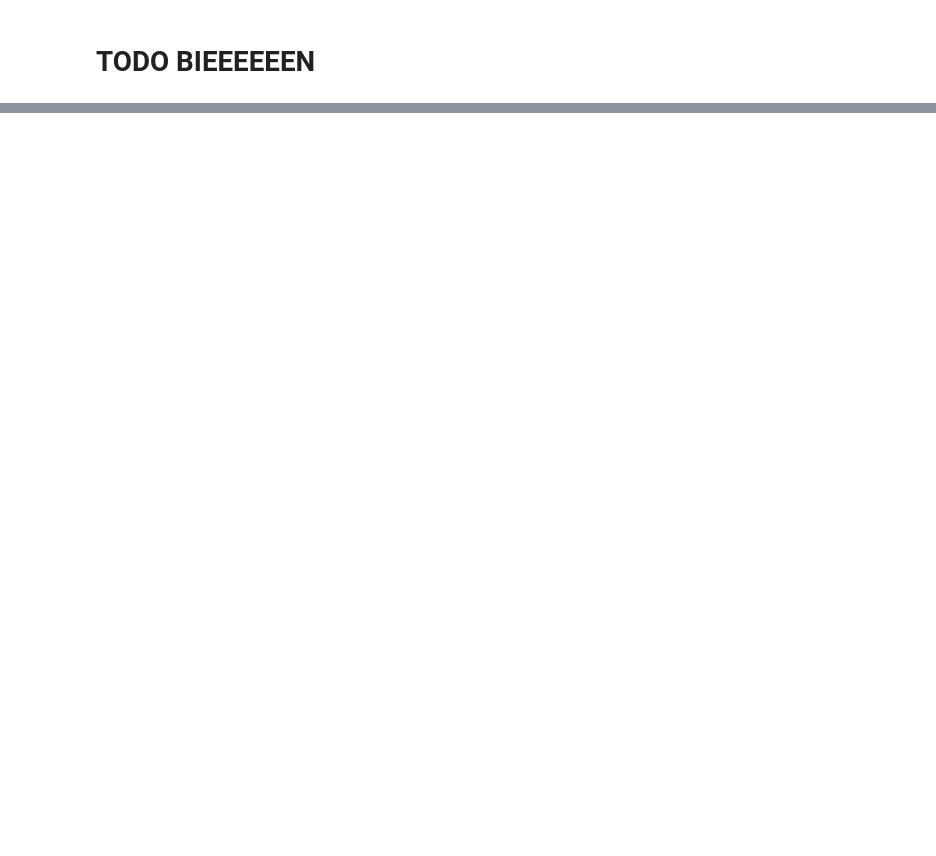
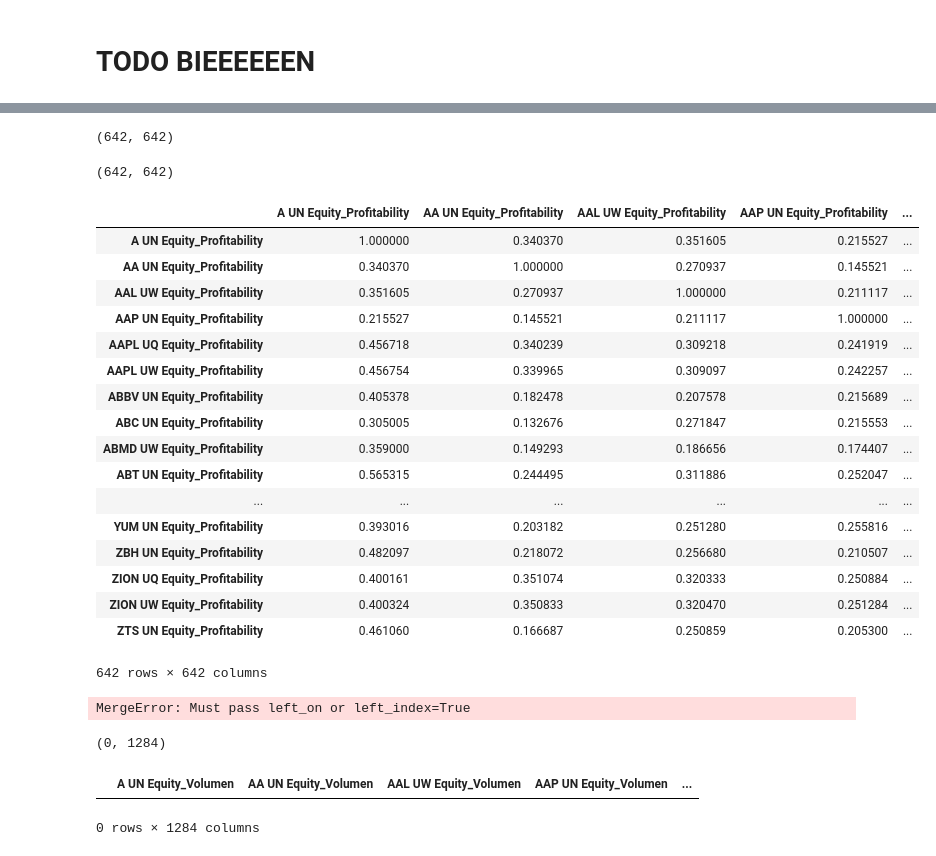
Before and after one commit to jorgecamino-code/TFM_Mbit, a Jupyter notebook: sp500.ipynb, the cells around one changed output, grey strips where cells are left out. Drawn from its saved outputs; the diff is of its cells as text; code cells hidden in the pictures; blank space fills up the shorter version.

```diff
--- a/sp500.ipynb
+++ b/sp500.ipynb
@@ -351,0 +147,2 @@ plt.show()
+# %%
+df_Profitability = pd.DataFrame(data= {'Date':all_dates})
@@ -351,0 +151,15 @@ plt.show()
+# %%
+all_profitability = []
+all_volumen = []
+all_company = []
+for i in test:
+    all_profitability.append(i['Profitability'])
+    all_volumen.append(i['volume'])
+    all_company.append(i['Company'])
+# %%
+j = 0
+for i in all_profitability:
+    df_Profitability[all_company[j][0]+'_Profitability'] = i
+    j += 1
+# %%
+corr_matrix_Profitability = df_Profitability.corr()
@@ -351,0 +173,42 @@ plt.show()
+# %%
+corr_matrix_Volumen.shape
+# %% [output]
+(642, 642)
+# %%
+corr_matrix_Profitability.shape
+# %% [output]
+(642, 642)
+# %%
+corr_matrix_Profitability
+# %% [output]
+|  | A UN Equity_Profitability | AA UN Equity_Profitability | AAL UW Equity_Profitability | AAP UN Equity_Profitability | ... |
+| A UN Equity_Profitability | 1.000000 | 0.340370 | 0.351605 | 0.215527 | ... |
+| AA UN Equity_Profitability | 0.340370 | 1.000000 | 0.270937 | 0.145521 | ... |
+| AAL UW Equity_Profitability | 0.351605 | 0.270937 | 1.000000 | 0.211117 | ... |
+| AAP UN Equity_Profitability | 0.215527 | 0.145521 | 0.211117 | 1.000000 | ... |
+| AAPL UQ Equity_Profitability | 0.456718 | 0.340239 | 0.309218 | 0.241919 | ... |
+| AAPL UW Equity_Profitability | 0.456754 | 0.339965 | 0.309097 | 0.242257 | ... |
+| ABBV UN Equity_Profitability | 0.405378 | 0.182478 | 0.207578 | 0.215689 | ... |
+| ABC UN Equity_Profitability | 0.305005 | 0.132676 | 0.271847 | 0.215553 | ... |
+| ABMD UW Equity_Profitability | 0.359000 | 0.149293 | 0.186656 | 0.174407 | ... |
+| ABT UN Equity_Profitability | 0.565315 | 0.244495 | 0.311886 | 0.252047 | ... |
+| ... | ... | ... | ... | ... | ... |
+| YUM UN Equity_Profitability | 0.393016 | 0.203182 | 0.251280 | 0.255816 | ... |
+| ZBH UN Equity_Profitability | 0.482097 | 0.218072 | 0.256680 | 0.210507 | ... |
+| ZION UQ Equity_Profitability | 0.400161 | 0.351074 | 0.320333 | 0.250884 | ... |
+| ZION UW Equity_Profitability | 0.400324 | 0.350833 | 0.320470 | 0.251284 | ... |
+| ZTS UN Equity_Profitability | 0.461060 | 0.166687 | 0.250859 | 0.205300 | ... |
+642 rows × 642 columns
+# %%
+ df_correlations = pd.merge(corr_matrix_Volumen, corr_matrix_Profitability, right_index=True)
+# %% [output]
+MergeError: Must pass left_on or left_index=True
+# %%
+df_correlations.shape
+# %% [output]
+(0, 1284)
+# %%
+df_correlations.head()
+# %% [output]
+|  | A UN Equity_Volumen | AA UN Equity_Volumen | AAL UW Equity_Volumen | AAP UN Equity_Volumen | ... |
+0 rows × 1284 columns
```
Also changed, not shown: parts of 30 cells of this notebook.
